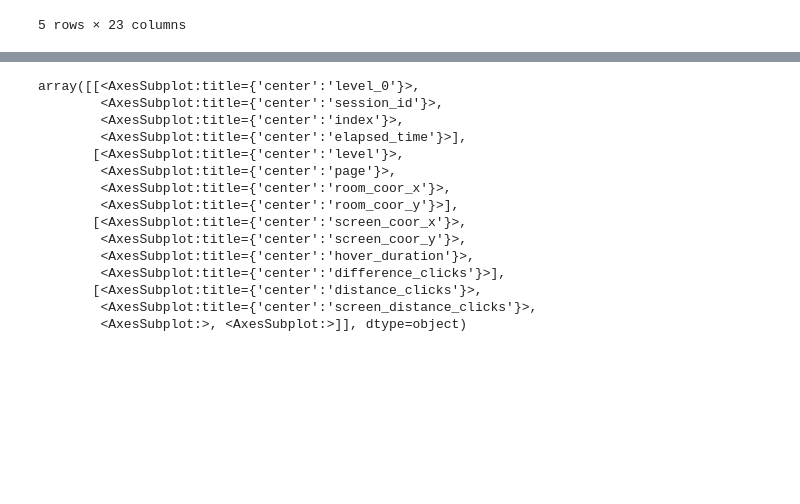
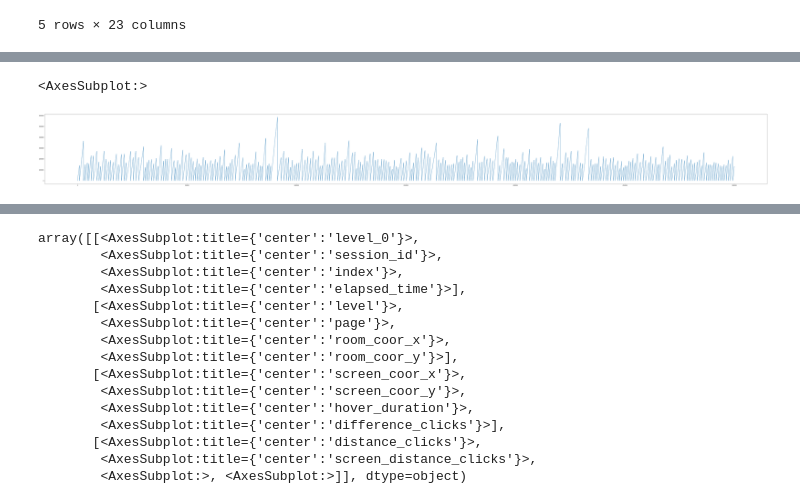
Before and after one commit to Kaggle-Project-TUC-DS/student-performance, a Jupyter notebook: notebooks/playing_with_the_data.ipynb, the cells around one changed output, grey strips where cells are left out. Drawn from its saved outputs; the diff is of its cells as text; code cells hidden in the pictures; blank space fills up the shorter version.

```diff
--- a/notebooks/playing_with_the_data.ipynb
+++ b/notebooks/playing_with_the_data.ipynb
@@ -122,5 +122,5 @@ subset_df.head()
 | 4 | 4 | 20090312431273200 | 4 | 1863 | person_click | basic | 0 | NaN | -412.991394 | ... |
 5 rows × 23 columns
 # %%
-subset_df = dps.adding_euclid_distance_sum_variable(subset_df)
+subset_df = dps.adding_euclid_distance_cumsum_variable(subset_df)
 #subset_df['distance_clicks'].hist(figsize=(10,10),bins=1000,log=True)
@@ -162,0 +127,5 @@ subset_df.head(20)
+# %%
+subset_df['sum_distance_clicks'].plot(figsize=(100,10))
+# %% [output]
+<AxesSubplot:>
+[figure, added]
```
Also changed, not shown: parts of 3 cells of this notebook, 1 other file.
